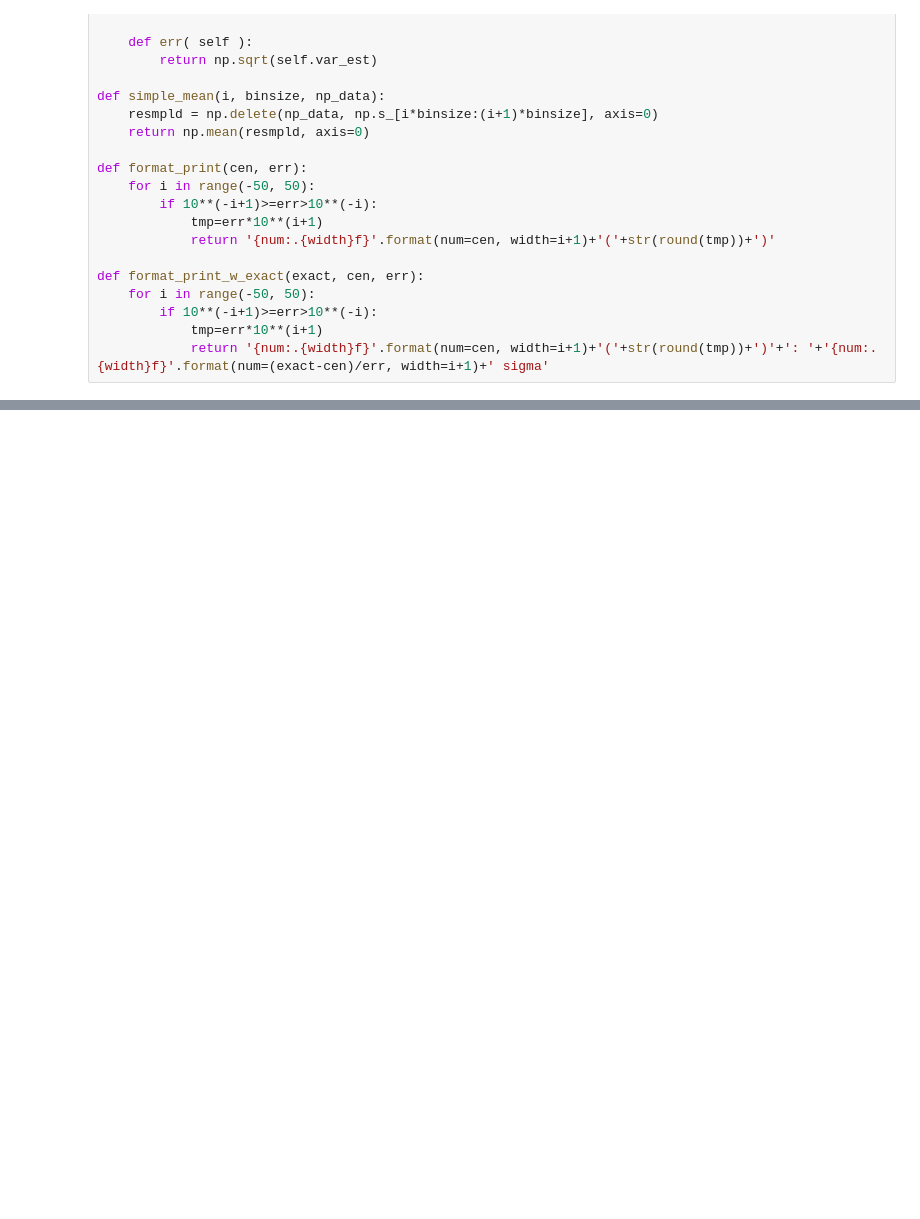
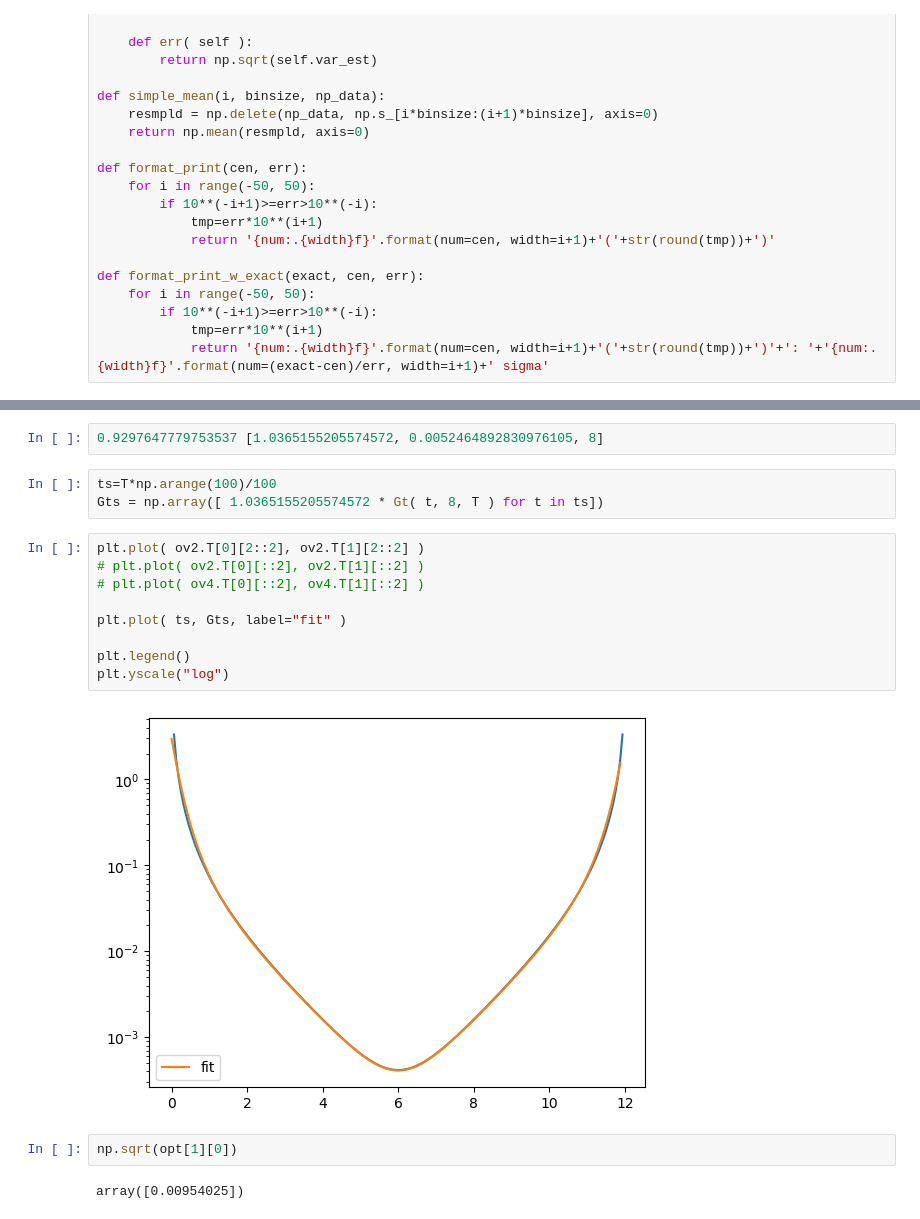
Before and after one commit to nobuyukimatsumoto68/qed3, a Jupyter notebook: src/both_3d/ferm_scaling.ipynb, the cells around one changed output, grey strips where cells are left out. Saved outputs shown, nothing was run; the diff lists cells and outputs as text; blank space fills up the shorter version.

```diff
--- a/src/both_3d/ferm_scaling.ipynb
+++ b/src/both_3d/ferm_scaling.ipynb
@@ -252,0 +189,20 @@ plt.savefig("gaugecorr.pdf")
+# %%
+0.9297647779753537 [1.0365155205574572, 0.0052464892830976105, 8]
+# %%
+ts=T*np.arange(100)/100
+Gts = np.array([ 1.0365155205574572 * Gt( t, 8, T ) for t in ts])
+# %%
+plt.plot( ov2.T[0][2::2], ov2.T[1][2::2] )
+# plt.plot( ov2.T[0][::2], ov2.T[1][::2] )
+# plt.plot( ov4.T[0][::2], ov4.T[1][::2] )
+
+plt.plot( ts, Gts, label="fit" )
+
+plt.legend()
+plt.yscale("log")
+# %% [output]
+[figure, added]
+# %%
+np.sqrt(opt[1][0])
+# %% [output]
+array([0.00954025])
```
Also changed, not shown: parts of 36 cells of this notebook, 3 other files.
